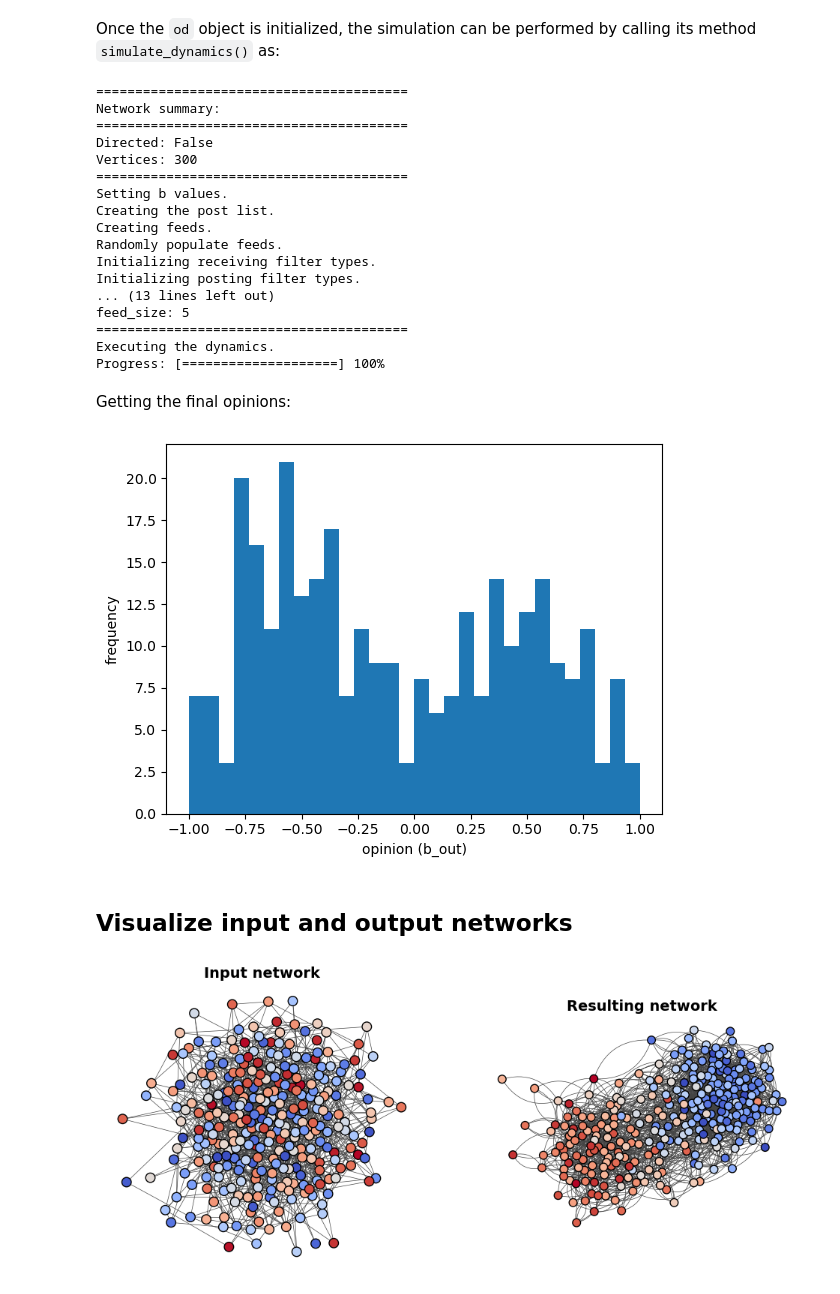
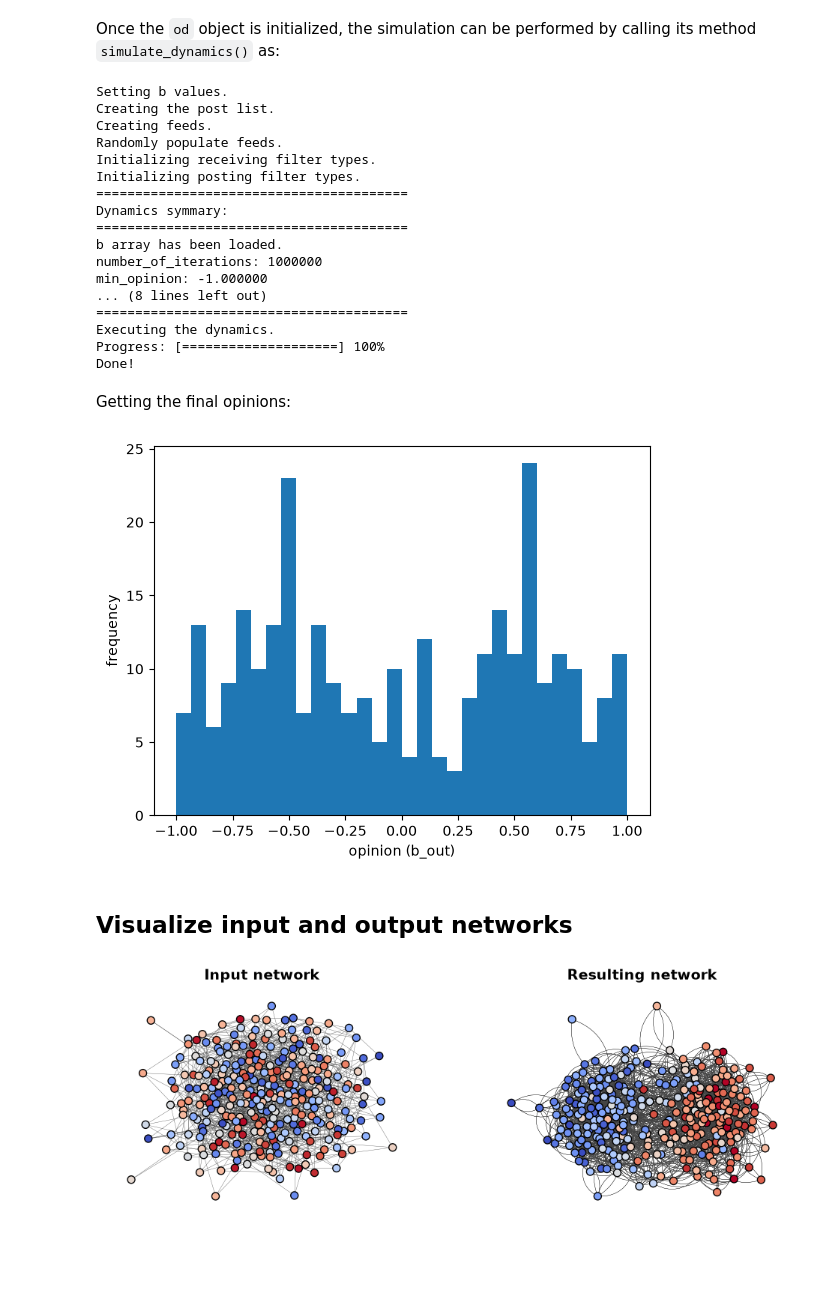
Before and after one commit to hfarruda/doces, a Jupyter notebook: docs/tutorial/tutorial.ipynb, the cells around one changed output. Saved outputs shown, nothing was run; the diff lists cells and outputs as text; code cells hidden in the pictures; blank space fills up the shorter version.

```diff
--- a/docs/tutorial/tutorial.ipynb
+++ b/docs/tutorial/tutorial.ipynb
@@ -52,7 +57,7 @@ Progress: [====================] 100%
 Once the `od` object is initialized, the simulation can be performed by calling its method `simulate_dynamics()` as:
 # %%
 # Initializes the dynamics parameters
-number_of_iterations = 100000
+number_of_iterations = 1000000
 phi = 1.473
 mu = 1.
 posting_filter = doces.UNIFORM
@@ -72,23 +77,23 @@ output_dictionary = od.simulate_dynamics(
     rewire = rewire
 )
 # %% [output]
-========================================
-Network summary:
-========================================
-Directed: False
-Vertices: 300
-========================================
 Setting b values.
 Creating the post list.
 Creating feeds.
 Randomly populate feeds.
 Initializing receiving filter types.
 Initializing posting filter types.
-... (13 lines left out)
-feed_size: 5
+========================================
+Dynamics symmary:
+========================================
+b array has been loaded.
+number_of_iterations: 1000000
+min_opinion: -1.000000
+... (8 lines left out)
 ========================================
 Executing the dynamics.
 Progress: [====================] 100%
+Done!
 # %% [markdown]
 Getting the final opinions:
 # %%
@@ -98,37 +103,37 @@ plt.xlabel('opinion (b_out)')
 plt.ylabel('frequency')
 plt.show()
 # %% [output]
-[figure, old version]
+[figure, new version]
 # %% [markdown]
 ## Visualize input and output networks
 # %%
 edge_list = output_dictionary["edges"]
 g_out = ig.Graph(edges=edge_list, directed=False)
 
 # Create a figure
-fig, ax = plt.subplots(1, 2, figsize=(12, 6))
+fig, ax = plt.subplots(1, 2, figsize=(12, 4))
 
 # Set the colors of the input network
 norm = plt.Normalize(vmin=-1, vmax=1)  # Normalize between -1 and 1
 colors = [cm.coolwarm(norm(value)) for value in b]  # Convert to RGB
 hex_colors = [f'#{int(r*255):02x}{int(g*255):02x}{int(b*255):02x}' for r, g, b, _ in colors] # Convert RGB to hex
 g_in.vs["color"] = hex_colors
 
 # Set the colors of the output network
 colors = [cm.coolwarm(norm(value)) for value in b_out]  # Convert to RGB
 hex_colors = [f'#{int(r*255):02x}{int(g*255):02x}{int(b*255):02x}' for r, g, b, _ in colors] # Convert RGB to hex
 g_out.vs["color"] = hex_colors
 
 # Layout and plot (input network)
 layout = g_in.layout_fruchterman_reingold()
-ig.plot(g_in, layout=layout, vertex_size=0.5, edge_width=0.5, target=ax[0])
+ig.plot(g_in, layout=layout, vertex_size=10, edge_width=0.25, target=ax[0])
 ax[0].set_title("Input network", fontsize=14, fontweight="bold")
 
 # Layout and plot (output network)
 layout = g_out.layout_fruchterman_reingold()
-ig.plot(g_out, layout=layout, vertex_size=0.5, edge_width=0.5, target=ax[1])
+ig.plot(g_out, layout=layout, vertex_size=10, edge_width=0.25, target=ax[1])
 ax[1].set_title("Resulting network", fontsize=14, fontweight="bold")
 
 plt.show()
 # %% [output]
-[figure, old version]
+[figure, new version]
```
Also changed, not shown: parts of 2 cells of this notebook, 30 other files.
